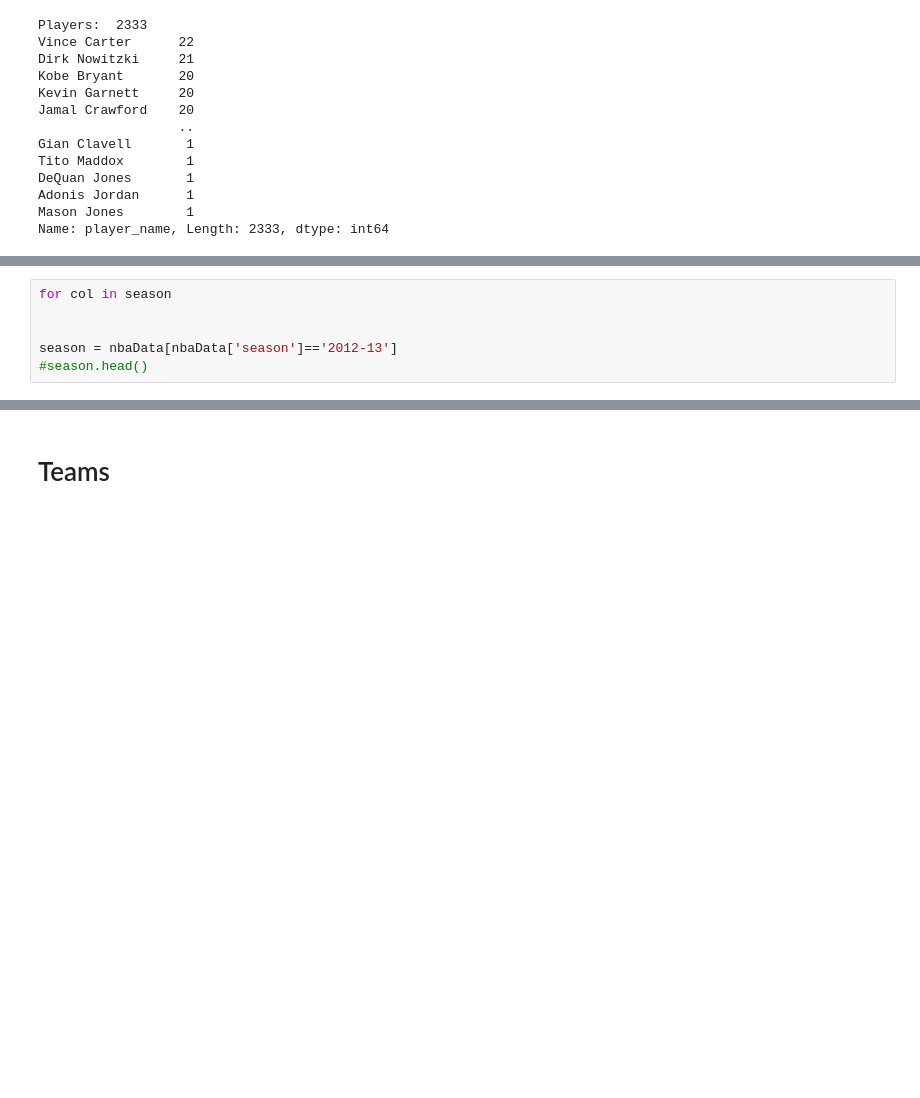
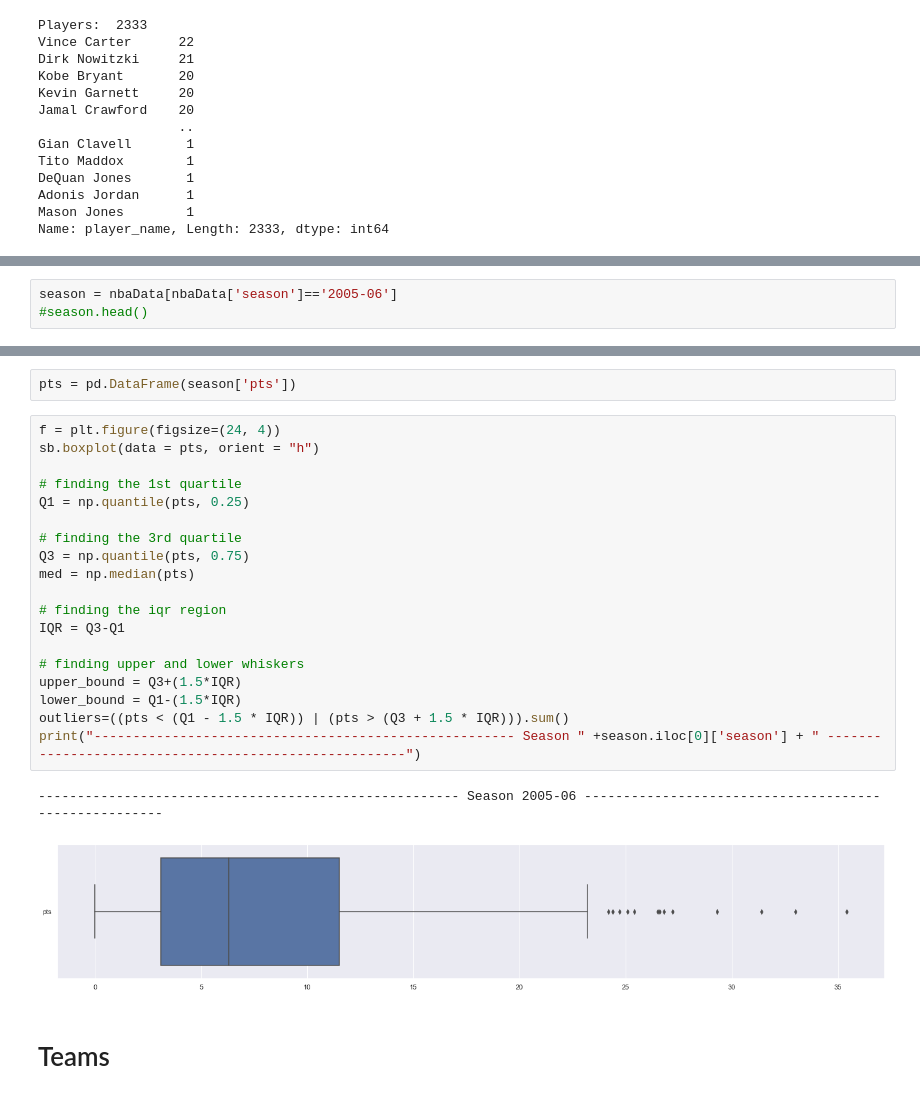
Before and after one commit to agkj/SC1015---NBA-Project, a Jupyter notebook: NBA.ipynb, the cells around one changed output, grey strips where cells are left out. Saved outputs shown, nothing was run; the diff lists cells and outputs as text; blank space fills up the shorter version.

```diff
--- a/NBA.ipynb
+++ b/NBA.ipynb
@@ -86,6 +90,3 @@ Name: player_name, Length: 2333, dtype: int64
 # %%
-for col in season
-
-
-season = nbaData[nbaData['season']=='2012-13']
+season = nbaData[nbaData['season']=='2005-06']
 #season.head()
@@ -168,3 +145,27 @@ display(result)
+# %%
+pts = pd.DataFrame(season['pts'])
+# %%
+f = plt.figure(figsize=(24, 4))
+sb.boxplot(data = pts, orient = "h")
+
+# finding the 1st quartile
+Q1 = np.quantile(pts, 0.25)
+
+# finding the 3rd quartile
+Q3 = np.quantile(pts, 0.75)
+med = np.median(pts)
+
+# finding the iqr region
+IQR = Q3-Q1
+
+# finding upper and lower whiskers
+upper_bound = Q3+(1.5*IQR)
+lower_bound = Q1-(1.5*IQR)
+outliers=((pts < (Q1 - 1.5 * IQR)) | (pts > (Q3 + 1.5 * IQR))).sum()
+print("------------------------------------------------------ Season " +season.iloc[0]['season'] + " ------------------------------------------------------")
+# %% [output]
+------------------------------------------------------ Season 2005-06 ------------------------------------------------------
+[figure, added]
 # %% [markdown]
 # Teams
 # %%
```
Also changed, not shown: parts of 11 cells of this notebook.
